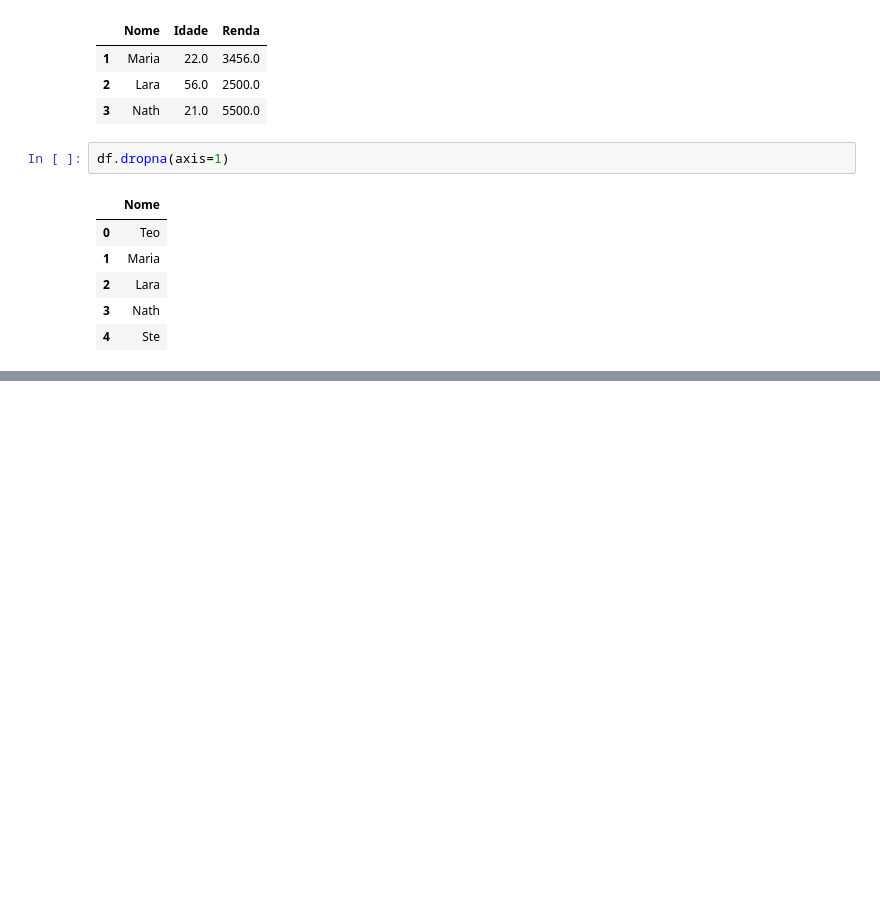
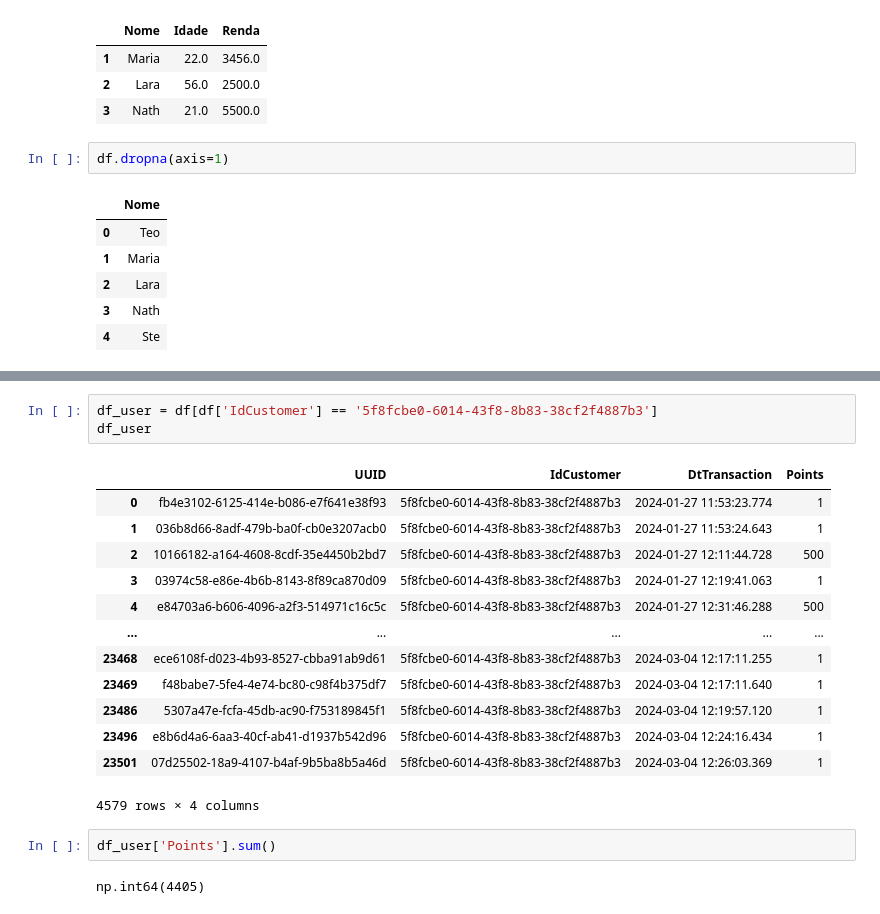
Before and after one commit to stephanyresque/Estudos, a Jupyter notebook: pandas/aula_04.ipynb, the cells around one changed output, grey strips where cells are left out. Saved outputs shown, nothing was run; the diff lists cells and outputs as text; blank space fills up the shorter version.

```diff
--- a/pandas/aula_04.ipynb
+++ b/pandas/aula_04.ipynb
@@ -90,0 +112,21 @@ df.dropna(axis=1)
+# %%
+df_user = df[df['IdCustomer'] == '5f8fcbe0-6014-43f8-8b83-38cf2f4887b3']
+df_user
+# %% [output]
+|  | UUID | IdCustomer | DtTransaction | Points |
+| 0 | fb4e3102-6125-414e-b086-e7f641e38f93 | 5f8fcbe0-6014-43f8-8b83-38cf2f4887b3 | 2024-01-27 11:53:23.774 | 1 |
+| 1 | 036b8d66-8adf-479b-ba0f-cb0e3207acb0 | 5f8fcbe0-6014-43f8-8b83-38cf2f4887b3 | 2024-01-27 11:53:24.643 | 1 |
+| 2 | 10166182-a164-4608-8cdf-35e4450b2bd7 | 5f8fcbe0-6014-43f8-8b83-38cf2f4887b3 | 2024-01-27 12:11:44.728 | 500 |
+| 3 | 03974c58-e86e-4b6b-8143-8f89ca870d09 | 5f8fcbe0-6014-43f8-8b83-38cf2f4887b3 | 2024-01-27 12:19:41.063 | 1 |
+| 4 | e84703a6-b606-4096-a2f3-514971c16c5c | 5f8fcbe0-6014-43f8-8b83-38cf2f4887b3 | 2024-01-27 12:31:46.288 | 500 |
+| ... | ... | ... | ... | ... |
+| 23468 | ece6108f-d023-4b93-8527-cbba91ab9d61 | 5f8fcbe0-6014-43f8-8b83-38cf2f4887b3 | 2024-03-04 12:17:11.255 | 1 |
+| 23469 | f48babe7-5fe4-4e74-bc80-c98f4b375df7 | 5f8fcbe0-6014-43f8-8b83-38cf2f4887b3 | 2024-03-04 12:17:11.640 | 1 |
+| 23486 | 5307a47e-fcfa-45db-ac90-f753189845f1 | 5f8fcbe0-6014-43f8-8b83-38cf2f4887b3 | 2024-03-04 12:19:57.120 | 1 |
+| 23496 | e8b6d4a6-6aa3-40cf-ab41-d1937b542d96 | 5f8fcbe0-6014-43f8-8b83-38cf2f4887b3 | 2024-03-04 12:24:16.434 | 1 |
+| 23501 | 07d25502-18a9-4107-b4af-9b5ba8b5a46d | 5f8fcbe0-6014-43f8-8b83-38cf2f4887b3 | 2024-03-04 12:26:03.369 | 1 |
+4579 rows × 4 columns
+# %%
+df_user['Points'].sum()
+# %% [output]
+np.int64(4405)
```
Also changed, not shown: parts of 10 cells of this notebook.
